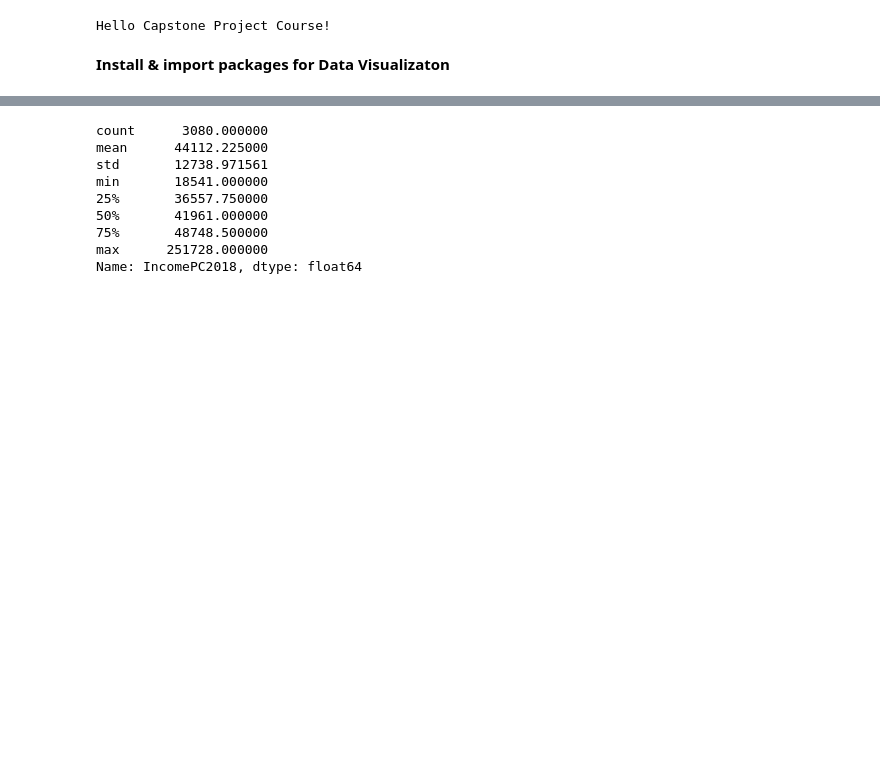
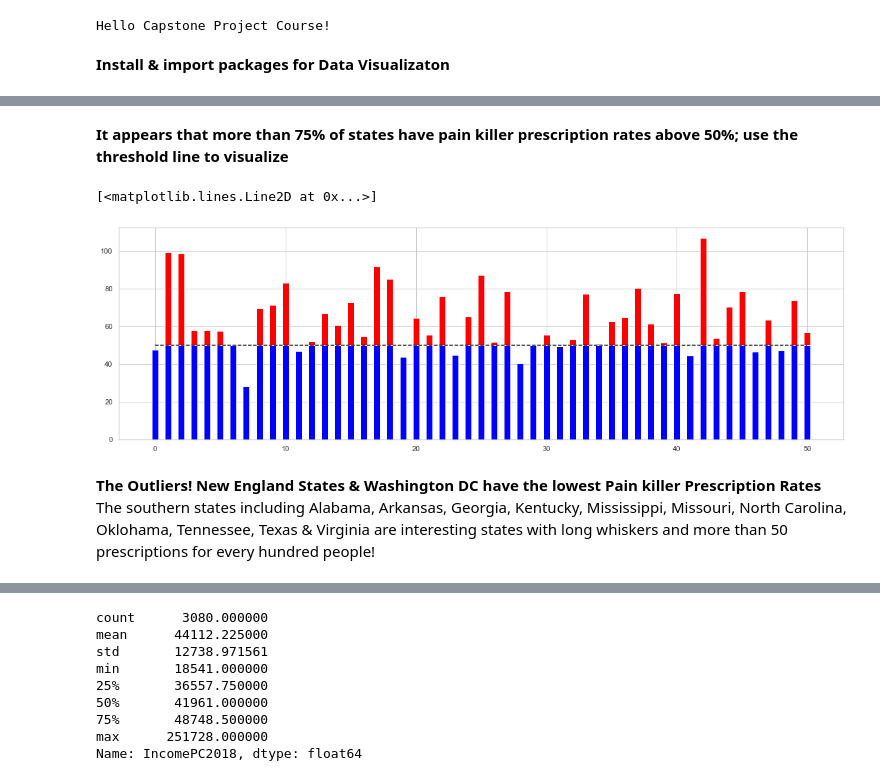
Before and after one commit to ArtSciBiz/Coursera_Capstone, a Jupyter notebook: DataSciencePro_CapstoneProject.ipynb, the cells around one changed output, grey strips where cells are left out. Cells and saved outputs as stored; diff of their text form; code cells hidden in the pictures; blank space fills up the shorter version.

```diff
--- a/DataSciencePro_CapstoneProject.ipynb
+++ b/DataSciencePro_CapstoneProject.ipynb
@@ -27,0 +179,30 @@ import seaborn as sns
+# %% [markdown]
+**It appears that more than 75% of states have pain killer prescription rates above 50%; use the threshold line to visualize**
+# %%
+# input data for plotting
+threshold = 50
+y_values = np.array(pkp1DataFrame['PrescriptionRate'])
+
+#print(x_values)
+
+r = range(len(y_values))
+
+# split it up
+above_threshold = np.maximum(y_values - threshold, 0)
+below_threshold = np.minimum(y_values, threshold)
+
+# Plot using subplots to separate layers but determine the size of the plot
+fig, ax = plt.subplots(figsize=(20, 6))
+#ax.bar(r, below_threshold, 0.8, color="b")
+#ax.bar(r, above_threshold, 0.8, color="r", bottom=below_threshold)
+ax.bar(r, below_threshold, 0.5, color="blue")
+ax.bar(r, above_threshold, 0.5, color="red", bottom=below_threshold)
+
+
+# Use a horizontal line to indicate the threshold
+ax.plot([0, 50], [threshold, threshold], "k--")
+# %% [output]
+[<matplotlib.lines.Line2D at 0x...>]
+[figure, added]
+# %% [markdown]
+**The Outliers! New England States & Washington DC have the lowest Pain killer Prescription Rates** The southern states including Alabama, Arkansas, Georgia, Kentucky, Mississippi, Missouri, North Carolina, Oklohama, Tennessee, Texas & Virginia are interesting states with long whiskers and more than 50 prescriptions for every hundred people!
```
Also changed, not shown: parts of 120 cells of this notebook.
